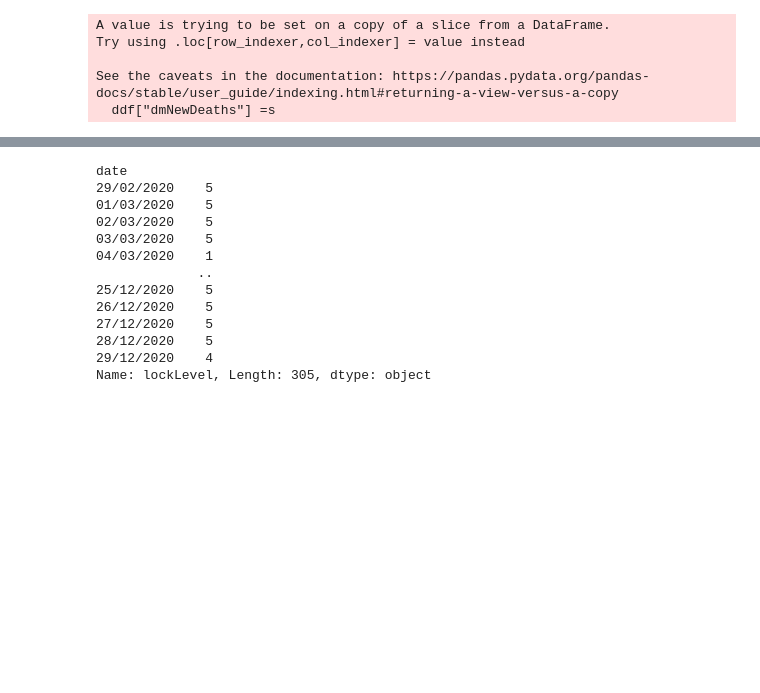
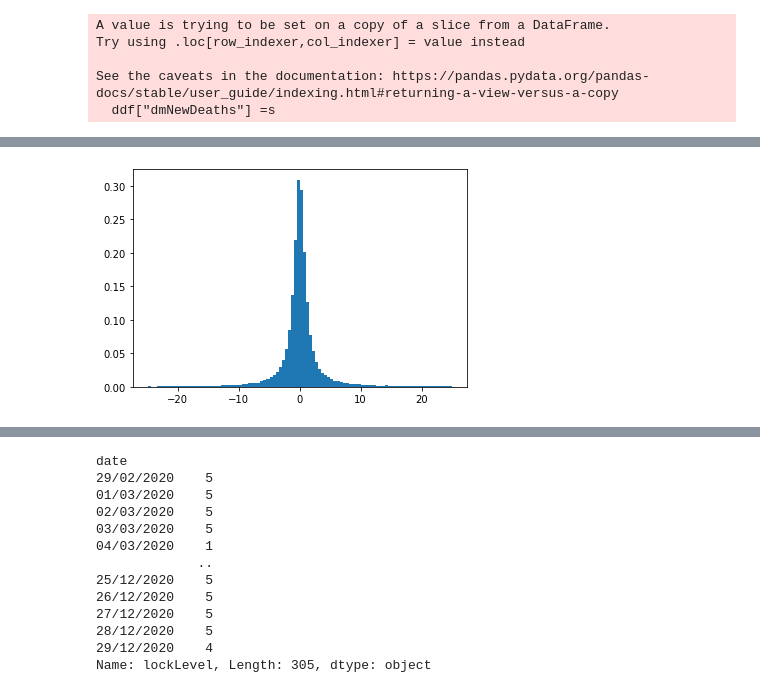
Before and after one commit to G00387859/programming-for-data-analysis-assignment, a Jupyter notebook: Project2020.ipynb, the cells around one changed output, grey strips where cells are left out. Drawn from its saved outputs; the diff is of its cells as text; code cells hidden in the pictures; blank space fills up the shorter version.

```diff
--- a/Project2020.ipynb
+++ b/Project2020.ipynb
@@ -126,0 +257,7 @@ WARNING:root:SKIPPED vonmises_line distribution (taking more than 30 seconds)
+# %%
+# code example
+# weibull does not seem to be correct as va
+gfg = np.random.wald(7531.809836065574, 21000, 304)
+#gfg = np.random.weibull(50000,305)
+print(len(gfg))
+gfg
@@ -201,3 +359,15 @@ New_deaths is a factor of new_case
 The analysis shows that norminvgauss is found to be the distrubtion for new_deaths, but as cauchy is extremely close to norminvgauss so I will use cauchy for each variable.
 # %% [markdown]
 ![](https://media.geeksforgeeks.org/wp-content/uploads/20190318125634/cauchy.jpg)
+# %%
+#compare the distruiption
+from scipy.stats import halfcauchy
+
+def compareDist(i):
+    if i == 1:
+        gfg = np.random.standard_cauchy(100000)
+    if i == 2:
+        gfg = np.random.standard_cauchy(100000)
+    gfg = gfg[(gfg>-25) & (gfg<25)]
+    plt.hist(gfg, bins = 100, density = True)
+    return plt.show()
@@ -236,0 +418,4 @@ See the caveats in the documentation: https://pandas.pydata.org/pandas-docs/stab
+# %%
+compareDist(1)
+# %% [output]
+[figure, added]
```
Also changed, not shown: parts of 52 cells of this notebook.
